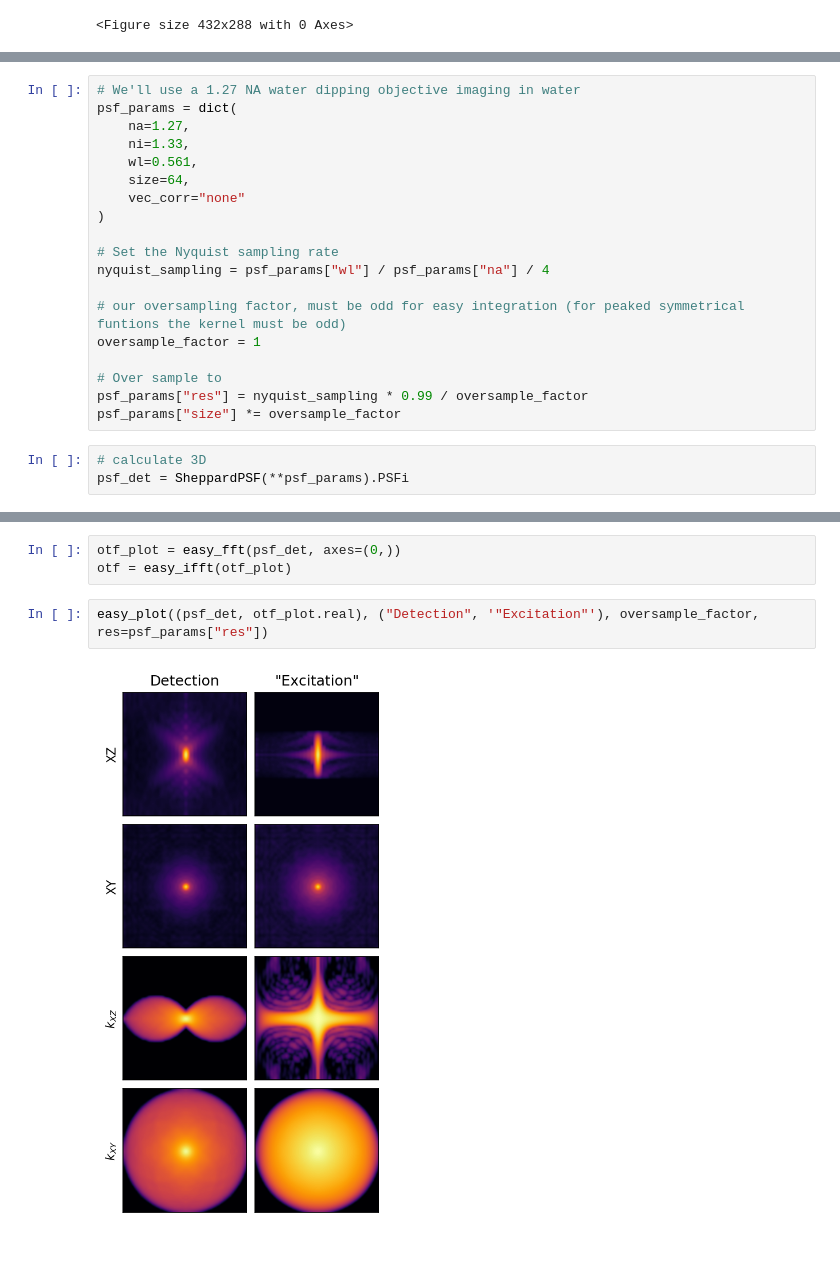
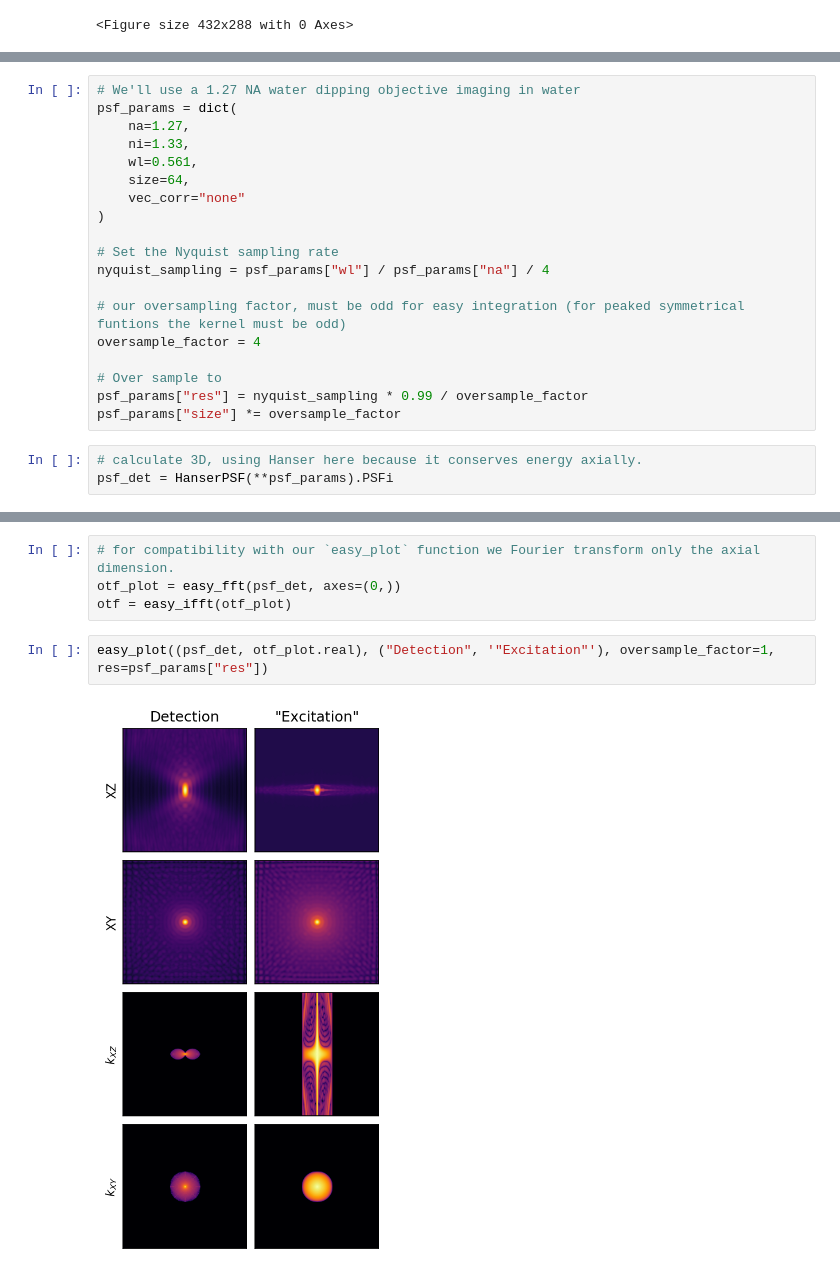
Before and after one commit to david-hoffman/pyotf, a Jupyter notebook: notebooks/Microscope Imaging Models/Apotome.ipynb, the cells around one changed output, grey strips where cells are left out. Drawn from its saved outputs; the diff is of its cells as text.

```diff
--- a/notebooks/Microscope Imaging Models/Apotome.ipynb
+++ b/notebooks/Microscope Imaging Models/Apotome.ipynb
@@ -44,11 +51,11 @@ psf_params = dict(
 nyquist_sampling = psf_params["wl"] / psf_params["na"] / 4
 
 # our oversampling factor, must be odd for easy integration (for peaked symmetrical funtions the kernel must be odd)
-oversample_factor = 1
+oversample_factor = 4
 
 # Over sample to
 psf_params["res"] = nyquist_sampling * 0.99 / oversample_factor
 psf_params["size"] *= oversample_factor
 # %%
-# calculate 3D
-psf_det = SheppardPSF(**psf_params).PSFi
+# calculate 3D, using Hanser here because it conserves energy axially.
+psf_det = HanserPSF(**psf_params).PSFi
@@ -57,7 +66,8 @@ psf_det = SheppardPSF(**psf_params).PSFi
 # %%
+# for compatibility with our `easy_plot` function we Fourier transform only the axial dimension.
 otf_plot = easy_fft(psf_det, axes=(0,))
 otf = easy_ifft(otf_plot)
 # %%
-easy_plot((psf_det, otf_plot.real), ("Detection", '"Excitation"'), oversample_factor, res=psf_params["res"])
+easy_plot((psf_det, otf_plot.real), ("Detection", '"Excitation"'), oversample_factor=1, res=psf_params["res"])
 # %% [output]
-[figure, old version]
+[figure, new version]
```
Also changed, not shown: parts of 39 cells of this notebook, 3 other files.
